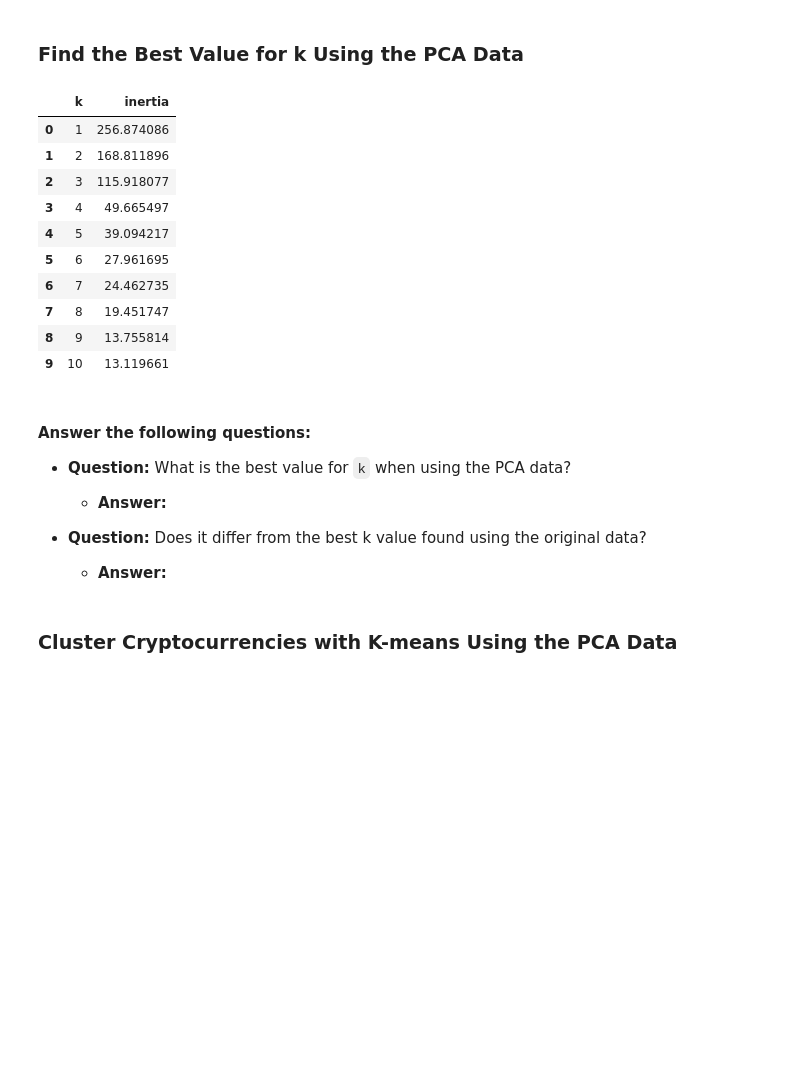
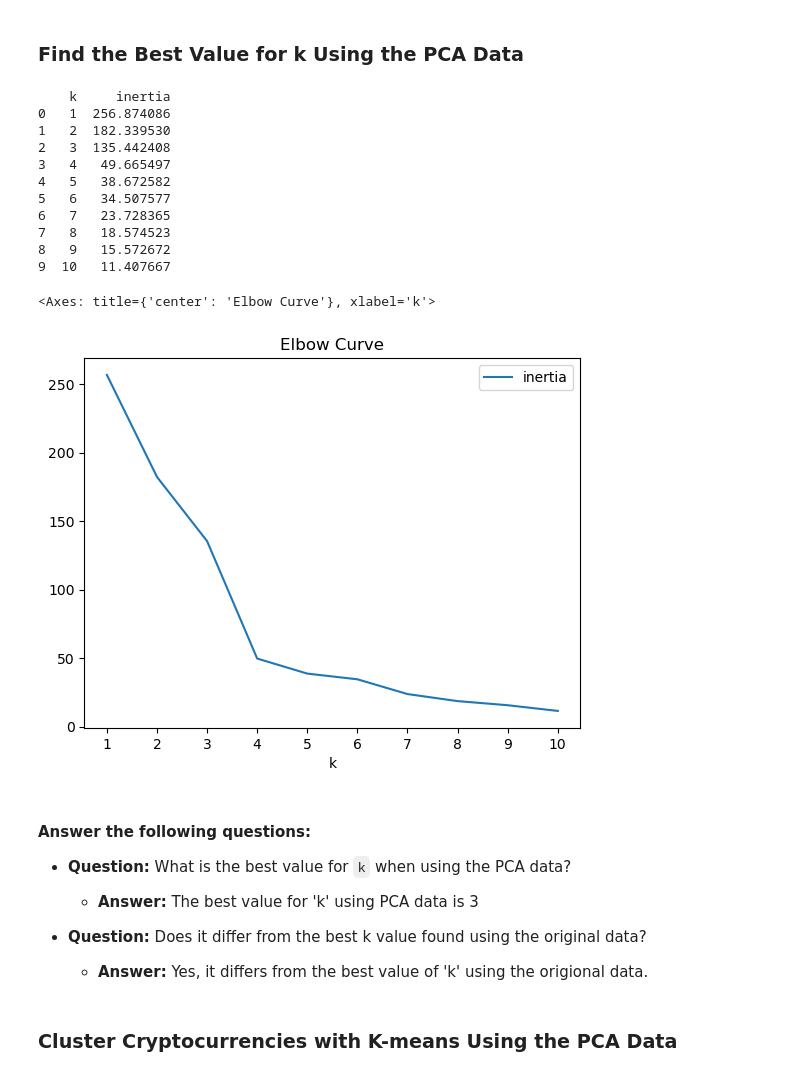
Before and after one commit to Kap4203/CryptoClustering, a Jupyter notebook: Crypto_Clustering.ipynb, the cells around one changed output. Cells and saved outputs as stored; diff of their text form; code cells hidden in the pictures; blank space fills up the shorter version.

Commit message:
Found the Best Value for k Using the PCA Data

```diff
--- a/Crypto_Clustering.ipynb
+++ b/Crypto_Clustering.ipynb
@@ -326,40 +326,56 @@ inertia = []
 # 1. Create a KMeans model using the loop counter for the n_clusters
 # 2. Fit the model to the data using PCA DataFrame.
 # 3. Append the model.inertia_ to the inertia list
+for i in k:
+    my_model = KMeans(n_clusters=i, n_init='auto', random_state=1)
+    my_model.fit(scaled_market_data_pca_df)
+    inertia.append(my_model.inertia_)
 
 
 # Create a dictionary with the data to plot the Elbow curve
+my_elbow_data = {'k'      : k,
+               'inertia': inertia}
 
 
 # Create a DataFrame with the data to plot the Elbow curve
-
+elbow_data_df = pd.DataFrame(my_elbow_data)
 
 # Display the DataFrame
+print(elbow_data_df)
 # %% [output]
-|  | k | inertia |
-| 0 | 1 | 256.874086 |
-| 1 | 2 | 168.811896 |
-| 2 | 3 | 115.918077 |
-| 3 | 4 | 49.665497 |
-| 4 | 5 | 39.094217 |
-| 5 | 6 | 27.961695 |
-| 6 | 7 | 24.462735 |
-| 7 | 8 | 19.451747 |
-| 8 | 9 | 13.755814 |
-| 9 | 10 | 13.119661 |
+    k     inertia
+0   1  256.874086
+1   2  182.339530
+2   3  135.442408
+3   4   49.665497
+4   5   38.672582
+5   6   34.507577
+6   7   23.728365
+7   8   18.574523
+8   9   15.572672
+9  10   11.407667
 # %%
 # Plot a line chart with all the inertia values computed with
 # the different values of k to visually identify the optimal value for k.
+elbow_data_df.plot.line(
+    x='k',
+    y='inertia',
+    title='Elbow Curve',
+    xticks=k
+)
+# %% [output]
+<Axes: title={'center': 'Elbow Curve'}, xlabel='k'>
+[figure, added]
 # %% [markdown]
 #### Answer the following questions:
 * **Question:** What is the best value for `k` when using the PCA data?
 
-  * **Answer:**
+  * **Answer:** The best value for 'k' using PCA data is 3
 
 
 * **Question:** Does it differ from the best k value found using the original data?
 
-  * **Answer:**
+  * **Answer:** Yes, it differs from the best value of 'k' using the origional data.
 # %% [markdown]
 ### Cluster Cryptocurrencies with K-means Using the PCA Data
 # %%
```
